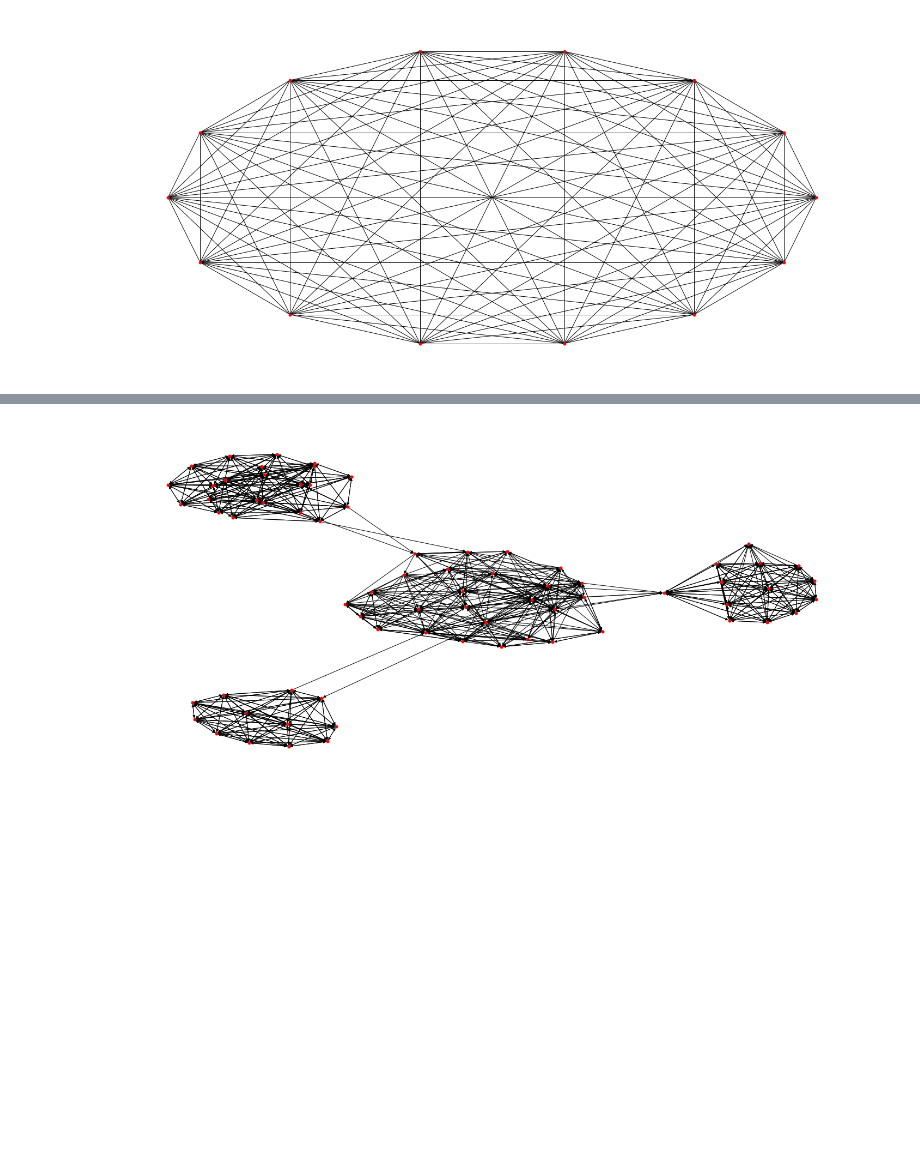
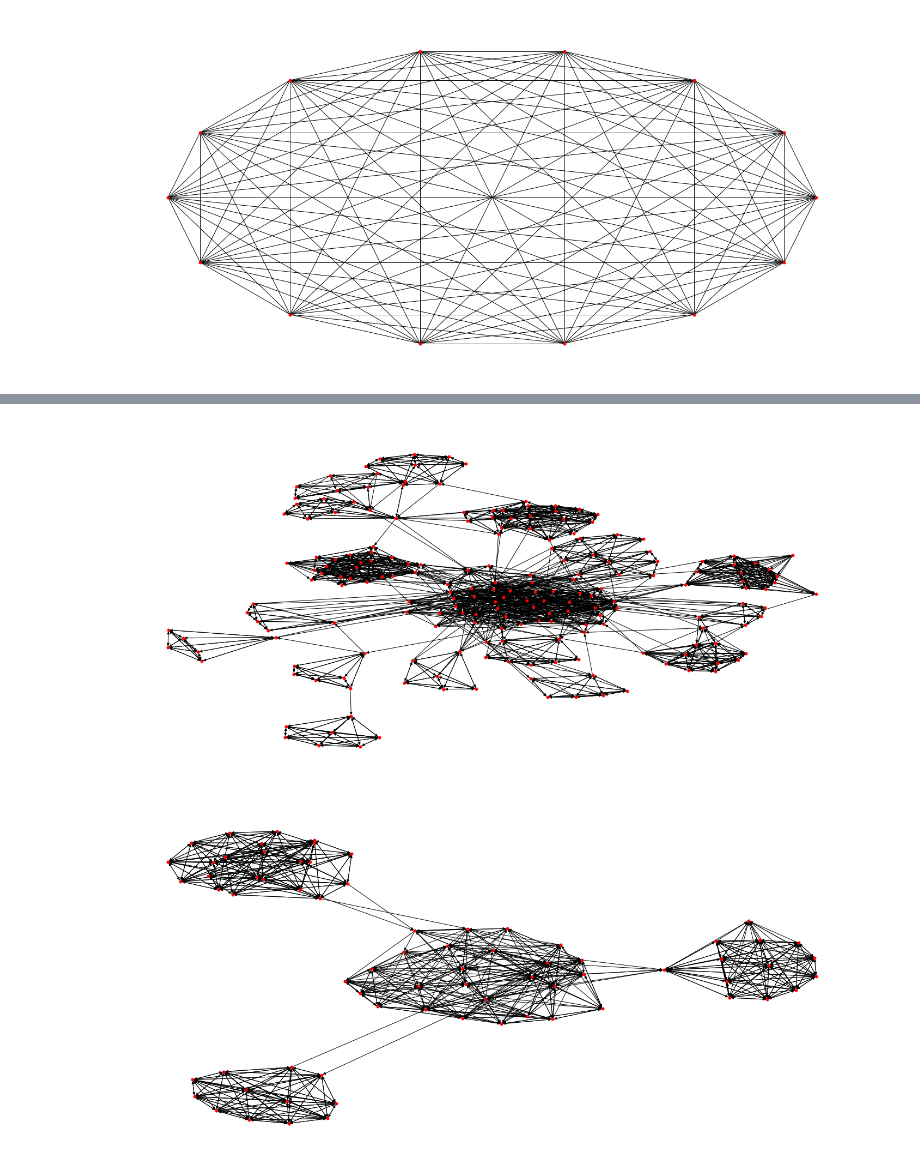
Before and after one commit to zakhvataev/wiki_network, a Jupyter notebook: notebooks/GraphAnalysis.ipynb, the cells around one changed output, grey strips where cells are left out. Saved outputs shown, nothing was run; the diff lists cells and outputs as text; code cells hidden in the pictures; blank space fills up the shorter version.

```diff
--- a/notebooks/GraphAnalysis.ipynb
+++ b/notebooks/GraphAnalysis.ipynb
@@ -530,3 +533,12 @@ plt.show()
+# %%
+G_k_core = nx.k_core(G, k=10)
+
+plt.figure(figsize=(20,9))
+pos=nx.kamada_kawai_layout(G_k_core)
+nx.draw(G_k_core, pos=pos, node_size=25, node_color='r',)
+plt.show()
+# %% [output]
+[figure, added]
 # %%
 G_k_core = nx.k_core(G, k=15)
 
```
Also changed, not shown: parts of 8 cells of this notebook, 4 other files.
